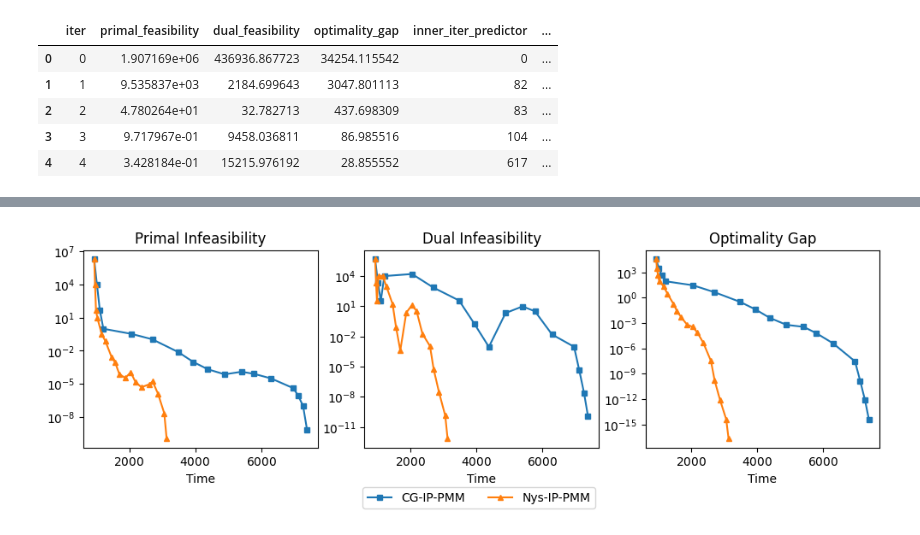
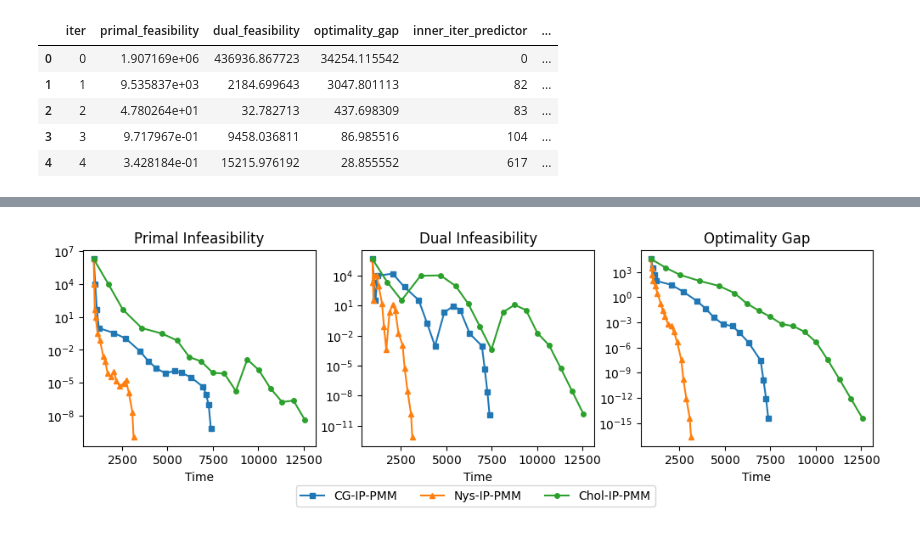
Before and after one commit to udellgroup/Nys-IP-PMM, a Jupyter notebook: notebooks/Portfolio_analysis/plotting.ipynb, the cells around one changed output, grey strips where cells are left out. Saved outputs shown, nothing was run; the diff lists cells and outputs as text; code cells hidden in the pictures.

```diff
--- a/notebooks/Portfolio_analysis/plotting.ipynb
+++ b/notebooks/Portfolio_analysis/plotting.ipynb
@@ -31,9 +31,11 @@ nystrom_dfs = [pd.read_csv(file) for file in nystrom_files]
 # Find the latest CSV files
 latest_no_preconditioner_file = max(no_preconditioner_files, key=os.path.getmtime)
 latest_nystrom_file = max(nystrom_files, key=os.path.getmtime)
+latest_pc_file = max(pc_files, key=os.path.getmtime)
 
 print("Latest No Preconditioner File:\n", os.path.basename(latest_no_preconditioner_file))
 print("Latest Nystrom File:\n", os.path.basename(latest_nystrom_file))
+print("Latest PC File:\n", os.path.basename(latest_pc_file))
 # %% [output]
 Latest No Preconditioner File:
  ts=2024-12-09--11:40:53_prob=risk_model_m=50000_n=80000_k=100_pc=NoPreconditioner_rank=0_tol=1e-08_history.csv
@@ -102,3 +106,10 @@ noP_df.head()
 | 2 | 2 | 4.780264e+01 | 32.782713 | 437.698309 | 83 | ... |
 | 3 | 3 | 9.717967e-01 | 9458.036811 | 86.985516 | 104 | ... |
 | 4 | 4 | 3.428184e-01 | 15215.976192 | 28.855552 | 617 | ... |
+# %%
+pc_df = pd.read_csv(latest_pc_file)
+
+# Add the start point time to the dataframes
+pc_df["total_time (startpt_included)"] = pc_df["cumulative_time"] + startpt_times["PartialCholesky"]
+
+pc_df.head()
@@ -106,36 +124,47 @@ noP_df.head()
 port_fig_path = f"../../plots/portfolio/fig_portfolio_m={m}_n={n}.pdf"
 # Make the directory if it does not exist
 os.makedirs(os.path.dirname(port_fig_path), exist_ok=True)
+# %%
+# Define custom colors
+default_colors = mpl.rcParams['axes.prop_cycle'].by_key()['color']
+colors = {
+    'CG-IP-PMM': default_colors[0],
+    'Nys-IP-PMM': default_colors[1],
+    'Chol-IP-PMM': default_colors[2]
+}
 # %%
 fig, axes = plt.subplots(1, 3, sharex=True, sharey=False, figsize=(12, 3))
 
 # Primal infeasibility
-axes[0].plot(noP_df['total_time (startpt_included)'], noP_df['primal_feasibility'], marker='s', markersize=4, linestyle='-', label='CG-IP-PMM')
-axes[0].plot(nys_df['total_time (startpt_included)'], nys_df['primal_feasibility'], marker='^', markersize=4, linestyle='-', label='Nys-IP-PMM')
+axes[0].plot(noP_df['total_time (startpt_included)'], noP_df['primal_feasibility'], marker='s', markersize=4, linestyle='-', color = colors['CG-IP-PMM'], label='CG-IP-PMM')
+axes[0].plot(nys_df['total_time (startpt_included)'], nys_df['primal_feasibility'], marker='^', markersize=4, linestyle='-', color = colors['Nys-IP-PMM'], label='Nys-IP-PMM')
+axes[0].plot(pc_df['total_time (startpt_included)'], pc_df['primal_feasibility'], marker='o', markersize=4, linestyle='-', color = colors['Chol-IP-PMM'], label='Chol-IP-PMM')
 axes[0].set_title('Primal Infeasibility')
 axes[0].set_xlabel('Time')
 axes[0].set_yscale('log')
 
 # Dual infeasibility
-axes[1].plot(noP_df['total_time (startpt_included)'], noP_df['dual_feasibility'], marker='s', markersize=4, linestyle='-', label='CG-IP-PMM')
-axes[1].plot(nys_df['total_time (startpt_included)'], nys_df['dual_feasibility'], marker='^', markersize=4, linestyle='-', label='Nys-IP-PMM')
+axes[1].plot(noP_df['total_time (startpt_included)'], noP_df['dual_feasibility'], marker='s', markersize=4, linestyle='-', color = colors['CG-IP-PMM'], label='CG-IP-PMM')
+axes[1].plot(nys_df['total_time (startpt_included)'], nys_df['dual_feasibility'], marker='^', markersize=4, linestyle='-', color = colors['Nys-IP-PMM'], label='Nys-IP-PMM')
+axes[1].plot(pc_df['total_time (startpt_included)'], pc_df['dual_feasibility'], marker='o', markersize=4, linestyle='-', color = colors['Chol-IP-PMM'], label='Chol-IP-PMM')
 axes[1].set_title('Dual Infeasibility')
 axes[1].set_xlabel('Time')
 axes[1].set_yscale('log')
 
 # Optimality gap
-axes[2].plot(noP_df['total_time (startpt_included)'], noP_df['optimality_gap'], marker='s', markersize=4, linestyle='-', label='CG-IP-PMM')
-axes[2].plot(nys_df['total_time (startpt_included)'], nys_df['optimality_gap'], marker='^', markersize=4, linestyle='-', label='Nys-IP-PMM')
+axes[2].plot(noP_df['total_time (startpt_included)'], noP_df['optimality_gap'], marker='s', markersize=4, linestyle='-', color = colors['CG-IP-PMM'], label='CG-IP-PMM')
+axes[2].plot(nys_df['total_time (startpt_included)'], nys_df['optimality_gap'], marker='^', markersize=4, linestyle='-', color = colors['Nys-IP-PMM'], label='Nys-IP-PMM')
+axes[2].plot(pc_df['total_time (startpt_included)'], pc_df['optimality_gap'], marker='o', markersize=4, linestyle='-', color = colors['Chol-IP-PMM'], label='Chol-IP-PMM')
 axes[2].set_title('Optimality Gap')
 axes[2].set_xlabel('Time')
 axes[2].set_yscale('log')
 
 # Create a single legend for the entire figure
 handles, labels = axes[0].get_legend_handles_labels()
-fig.legend(handles, labels, loc='lower center', ncol=2, bbox_to_anchor=(0.51, -0.15))
+fig.legend(handles, labels, loc='lower center', ncol=3, bbox_to_anchor=(0.51, -0.15))
 
 plt.savefig(port_fig_path, format='pdf', bbox_inches = 'tight')
 
 plt.show()
 # %% [output]
-[figure, old version]
+[figure, new version]
```
Also changed, not shown: parts of 3 cells of this notebook, 7 other files.
